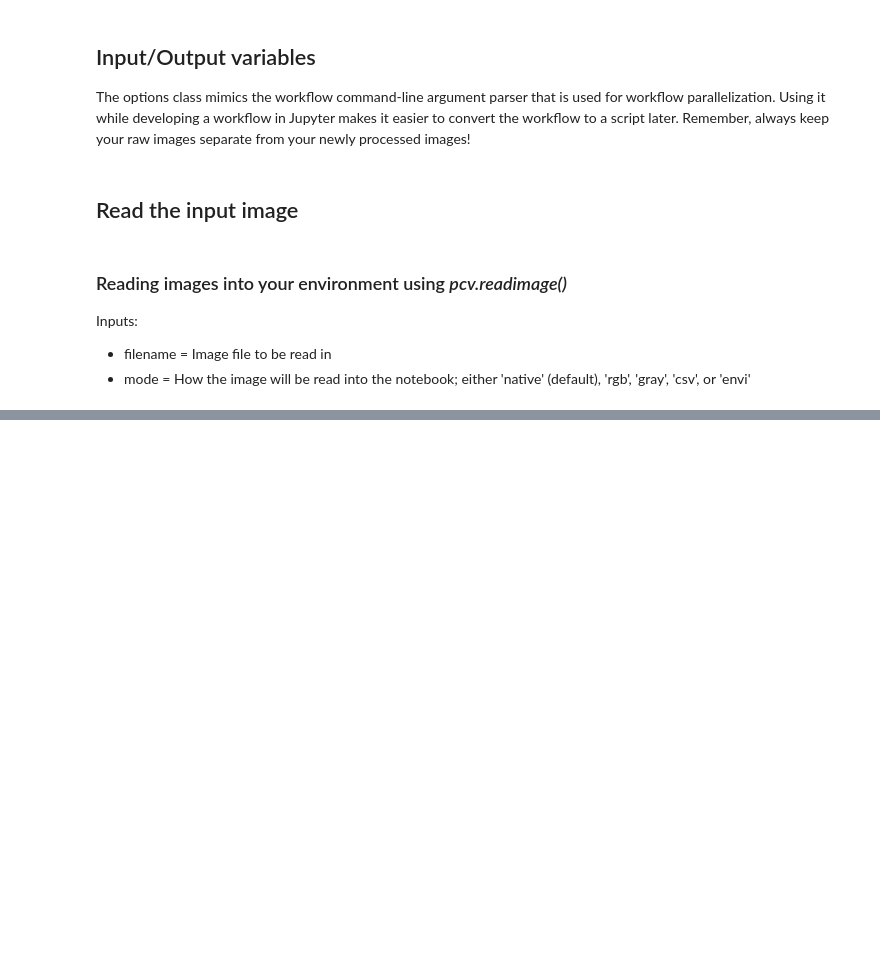
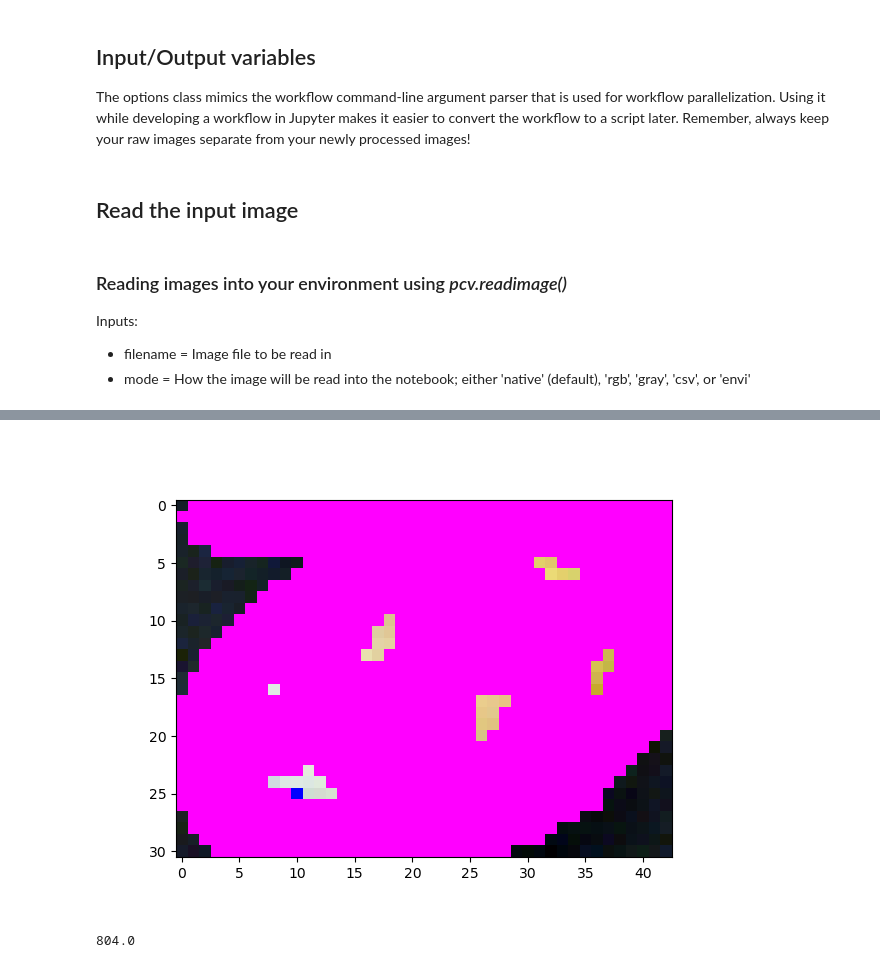
Before and after one commit to danforthcenter/plantcv-tutorial-hyperspectral, a Jupyter notebook: index.ipynb, the cells around one changed output, grey strips where cells are left out. Drawn from its saved outputs; the diff is of its cells as text; code cells hidden in the pictures; blank space fills up the shorter version.

```diff
--- a/index.ipynb
+++ b/index.ipynb
@@ -120,11 +153,14 @@ ari_img = pcv.visualize.pseudocolor(gray_img = ari_index.array_data, mask=corn_t
 # %%
 #Do shape analysis (the output image will look a little strange because the image is so small)
 
 shape_image = pcv.analyze.size(img=calibrated_data.pseudo_rgb, labeled_mask=corn_thresh, n_labels=1, label="kernel")
 
 #print out results just to see (this wouldn't be included in a workflow run in parallel)
-area = pcv.outputs.observations['kernel1']['area']['value']
+area = pcv.outputs.observations['kernel_1']['area']['value']
 print(area)
+# %% [output]
+[figure, added]
+804.0
 # %%
 # Save out the results
 
```
Also changed, not shown: parts of 16 cells of this notebook, 1 other file.
